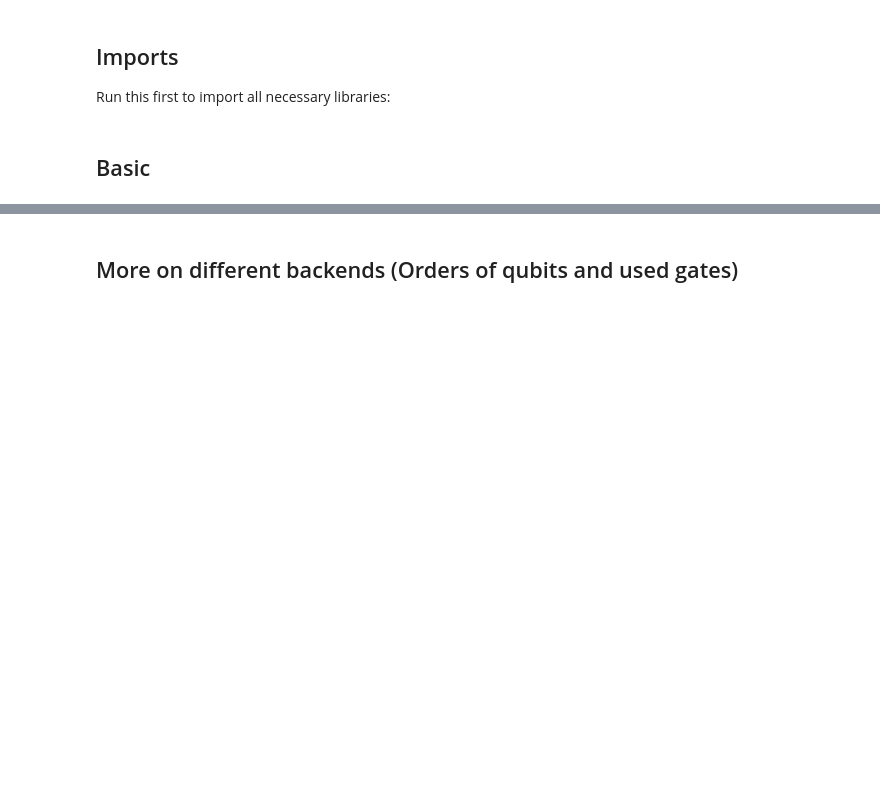
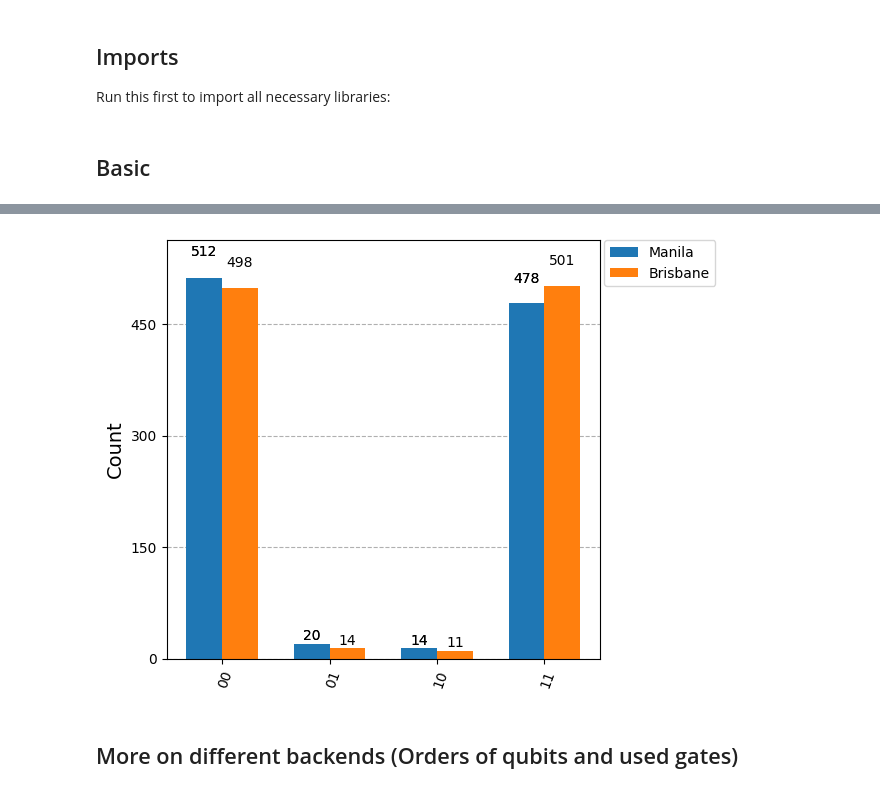
Before and after one commit to walthe219/lab7-walthe219, a Jupyter notebook: task.ipynb, the cells around one changed output, grey strips where cells are left out. Cells and saved outputs as stored; diff of their text form; code cells hidden in the pictures; blank space fills up the shorter version.

```diff
--- a/task.ipynb
+++ b/task.ipynb
@@ -57,2 +81,6 @@ plot_histogram(counts_manila)
 # %%
-# TODO: Show the counts from Brisbane backend
+# TODO: Show the counts from both backends in a single histogram
+
+plot_histogram(data = [counts_manila,counts_brisbane], legend= ["Manila","Brisbane"])
+# %% [output]
+[figure, added]
```
Also changed, not shown: parts of 21 cells of this notebook.
